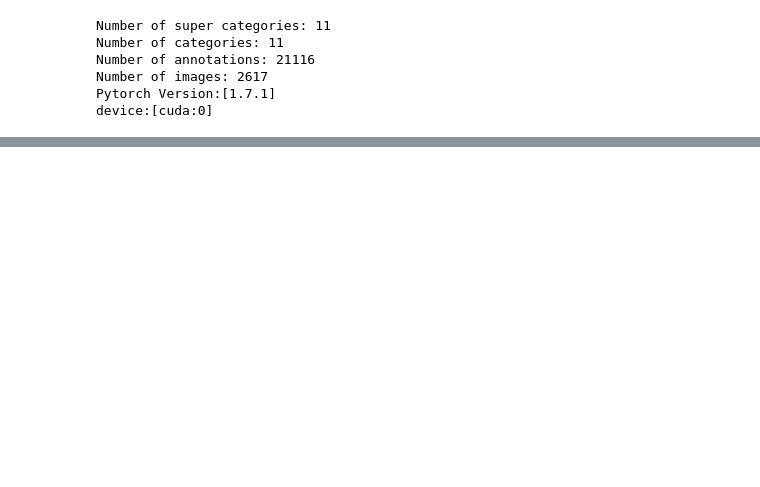
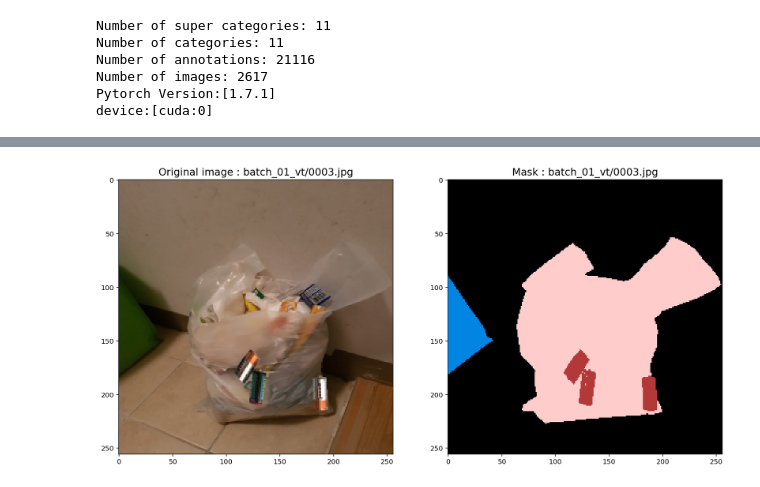
Before and after one commit to bcaitech1/p3-ims-obd-multihead_ensemble, a Jupyter notebook: analysis/augmentation.ipynb, the cells around one changed output, grey strips where cells are left out. Cells and saved outputs as stored; diff of their text form; code cells hidden in the pictures; blank space fills up the shorter version.

```diff
--- a/analysis/augmentation.ipynb
+++ b/analysis/augmentation.ipynb
@@ -101,0 +167,5 @@ torch.Size([3, 256, 256])
+# %%
+# sungbae trasnform
+np_load_old = np.load
+np.load = lambda *a, **k: np_load_old(*a, allow_pickle=True, **k)
+augmix_data=np.load('/opt/ml/my_code/aug.npy')
@@ -101,0 +181,8 @@ torch.Size([3, 256, 256])
+# %%
+img, msk, info = dataset[0]
+# %%
+img = img.permute([1, 2, 0])
+msk = msk.detach().cpu().numpy()
+msk = list(msk.astype(np.uint8))
+
+msk = COLORS[msk]
@@ -102 +193,5 @@ torch.Size([3, 256, 256])
+# %%
+show_image(img, msk, info)
+# %% [output]
+[figure, added]
 # %%
```
Also changed, not shown: parts of 22 cells of this notebook, 12 other files.
